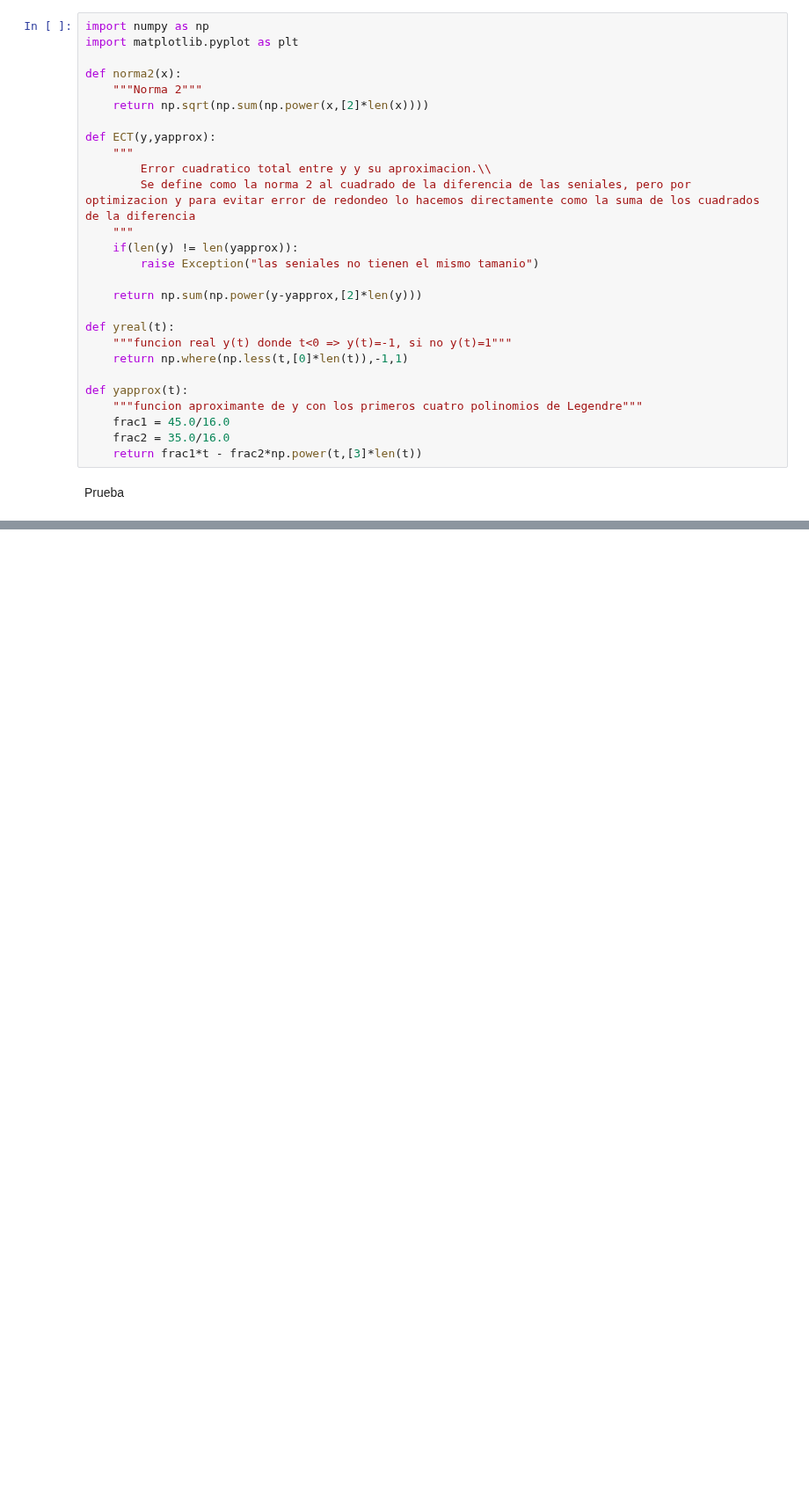
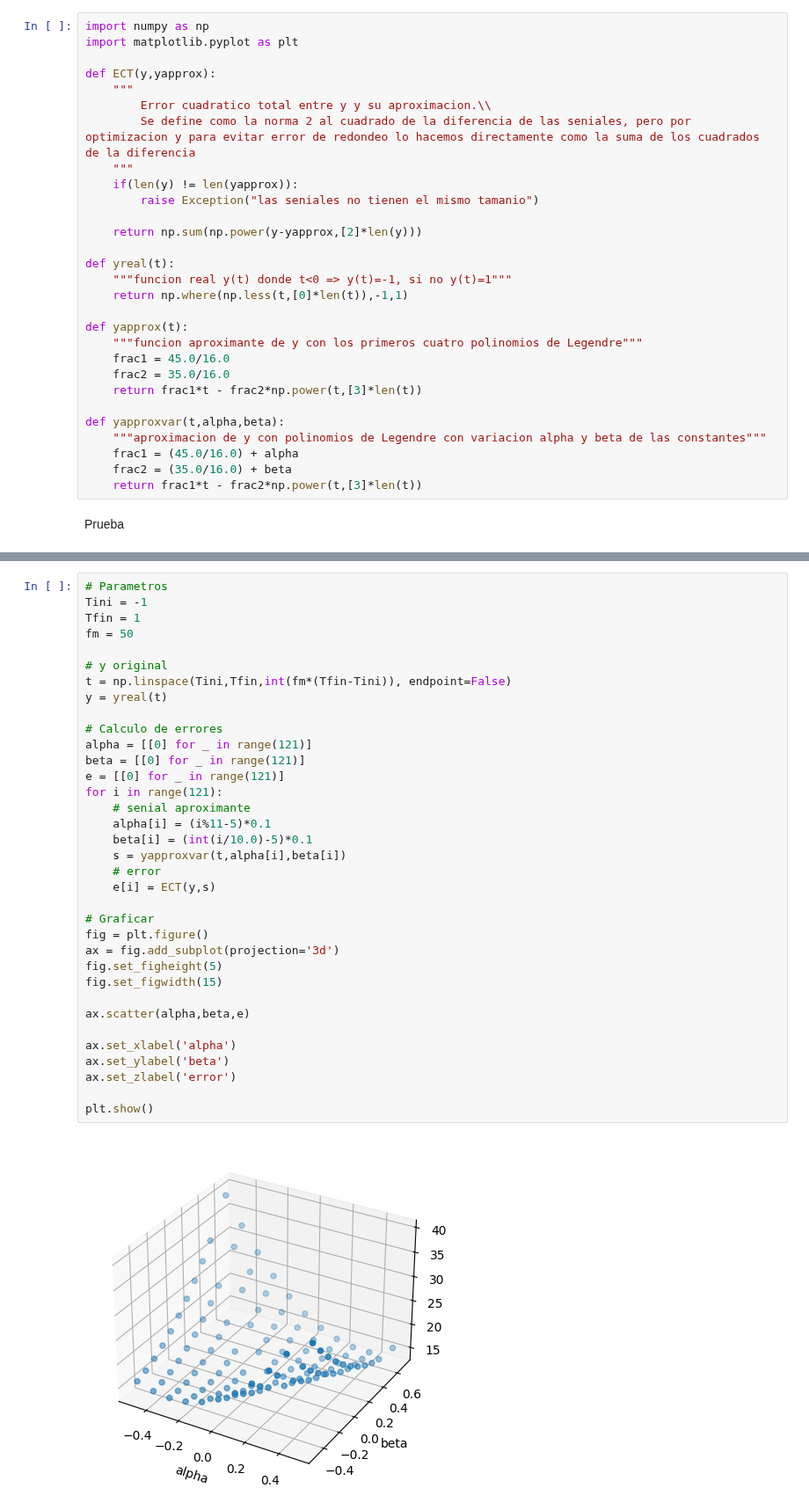
Before and after one commit to francoherg/PDS-2025, a Jupyter notebook: Practica/Guia3/3-3.ipynb, the cells around one changed output, grey strips where cells are left out. Shown at 88% size. Saved outputs shown, nothing was run; the diff lists cells and outputs as text; blank space fills up the shorter version.

```diff
--- a/Practica/Guia3/3-3.ipynb
+++ b/Practica/Guia3/3-3.ipynb
@@ -49,10 +49,6 @@ $$
 # %%
 import numpy as np
 import matplotlib.pyplot as plt
-
-def norma2(x):
-    """Norma 2"""
-    return np.sqrt(np.sum(np.power(x,[2]*len(x))))
 
 def ECT(y,yapprox):
     """
@@ -73,6 +69,12 @@ def yapprox(t):
     frac1 = 45.0/16.0
     frac2 = 35.0/16.0
     return frac1*t - frac2*np.power(t,[3]*len(t))
+
+def yapproxvar(t,alpha,beta):
+    """aproximacion de y con polinomios de Legendre con variacion alpha y beta de las constantes"""
+    frac1 = (45.0/16.0) + alpha
+    frac2 = (35.0/16.0) + beta
+    return frac1*t - frac2*np.power(t,[3]*len(t))
 # %% [markdown]
 Prueba
 # %%
@@ -102,0 +107,37 @@ plt.show()
+# %%
+# Parametros
+Tini = -1
+Tfin = 1
+fm = 50
+
+# y original
+t = np.linspace(Tini,Tfin,int(fm*(Tfin-Tini)), endpoint=False)
+y = yreal(t)
+
+# Calculo de errores
+alpha = [[0] for _ in range(121)]
+beta = [[0] for _ in range(121)]
+e = [[0] for _ in range(121)]
+for i in range(121):
+    # senial aproximante
+    alpha[i] = (i%11-5)*0.1
+    beta[i] = (int(i/10.0)-5)*0.1
+    s = yapproxvar(t,alpha[i],beta[i])
+    # error
+    e[i] = ECT(y,s)
+
+# Graficar
+fig = plt.figure()
+ax = fig.add_subplot(projection='3d')
+fig.set_figheight(5)
+fig.set_figwidth(15)
+
+ax.scatter(alpha,beta,e)
+
+ax.set_xlabel('alpha')
+ax.set_ylabel('beta')
+ax.set_zlabel('error')
+
+plt.show()
+# %% [output]
+[figure, added]
```
Also changed, not shown: parts of 3 cells of this notebook, 2 other files.
